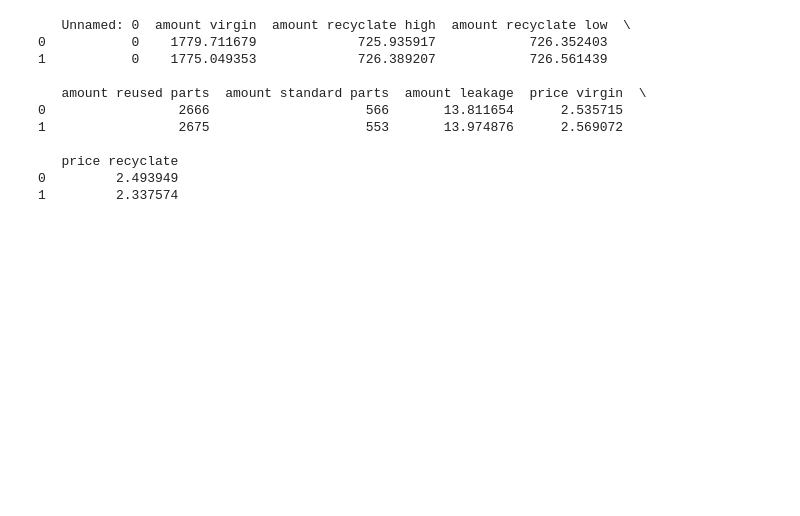
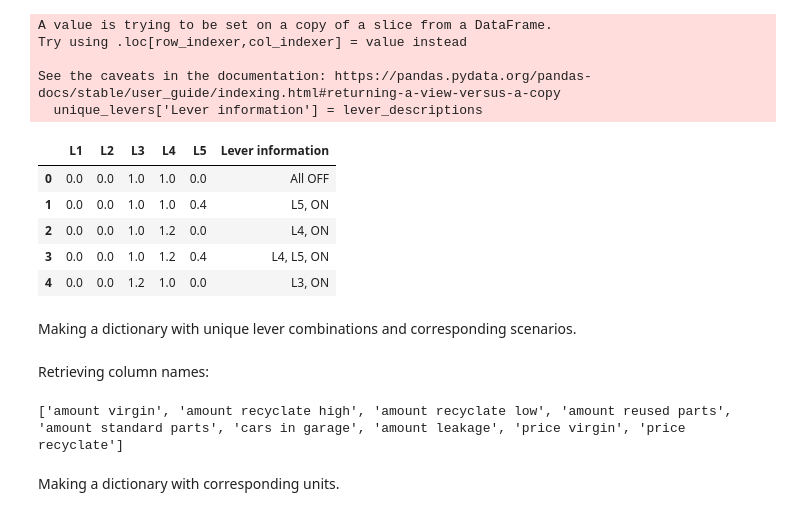
Before and after one commit to max-reddel/QONNECT, a Jupyter notebook: experiments/results.ipynb, the cells around one changed output. Saved outputs shown, nothing was run; the diff lists cells and outputs as text; code cells hidden in the pictures; blank space fills up the shorter version.

Commit message:
Results visualizations

```diff
--- a/experiments/results.ipynb
+++ b/experiments/results.ipynb
@@ -6,0 +85,3 @@ results = Experiment.load_results()
+# %%
+experiment_test = Experiment()
+experimental_conditions = experiment_test.prepare_experimental_conditions()
@@ -6,0 +99,3 @@ results = Experiment.load_results()
+# %%
+levers_df = experimental_conditions.iloc[:, 3:8]
+print(len(levers_df))
@@ -6,0 +104,3 @@ results = Experiment.load_results()
+# %%
+unique_levers = levers_df.drop_duplicates()
+unique_levers
@@ -6,0 +125,45 @@ results = Experiment.load_results()
+# %%
+# TODO: add a new column to unique_levers telling which levers are on and then we can use it as a subplot title!
+lever_descriptions = []
+
+for index, row in unique_levers.iterrows():
+
+    levers_on = []
+    for column in unique_levers:
+
+        if unique_levers.loc[index, column] != 1.0:
+
+            if unique_levers.loc[index, column] != 0.0:
+
+                levers_on.append(column)
+
+    lever_description = ''
+    for idx, lever in enumerate(levers_on):
+        lever_description += lever + ', '
+
+    if levers_on:
+        lever_description += 'ON'
+
+    else:
+        lever_description = 'All OFF'
+    #print(levers_on)
+    #break
+
+    lever_descriptions.append(lever_description)
+# %%
+unique_levers['Lever information'] = lever_descriptions
+unique_levers.head()
+# %% [output]
+A value is trying to be set on a copy of a slice from a DataFrame.
+Try using .loc[row_indexer,col_indexer] = value instead
+
+See the caveats in the documentation: https://pandas.pydata.org/pandas-docs/stable/user_guide/indexing.html#returning-a-view-versus-a-copy
+  unique_levers['Lever information'] = lever_descriptions
+|  | L1 | L2 | L3 | L4 | L5 | Lever information |
+| 0 | 0.0 | 0.0 | 1.0 | 1.0 | 0.0 | All OFF |
+| 1 | 0.0 | 0.0 | 1.0 | 1.0 | 0.4 | L5, ON |
+| 2 | 0.0 | 0.0 | 1.0 | 1.2 | 0.0 | L4, ON |
+| 3 | 0.0 | 0.0 | 1.0 | 1.2 | 0.4 | L4, L5, ON |
+| 4 | 0.0 | 0.0 | 1.2 | 1.0 | 0.0 | L3, ON |
+# %% [markdown]
+Making a dictionary with unique lever combinations and corresponding scenarios.
@@ -7,16 +182,11 @@ results = Experiment.load_results()
+# %% [markdown]
+Retrieving column names:
 # %%
-for k,v in results.items():
-    print(v)
+for experiment, runs in results.items():
+    column_names =  list(runs.columns)[1:]
+    print(column_names)
     break
 # %% [output]
-   Unnamed: 0  amount virgin  amount recyclate high  amount recyclate low  \
-0           0    1779.711679             725.935917            726.352403
-1           0    1775.049353             726.389207            726.561439
-
-   amount reused parts  amount standard parts  amount leakage  price virgin  \
-0                 2666                    566       13.811654      2.535715
-1                 2675                    553       13.974876      2.569072
-
-   price recyclate
-0         2.493949
-1         2.337574
+['amount virgin', 'amount recyclate high', 'amount recyclate low', 'amount reused parts', 'amount standard parts', 'cars in garage', 'amount leakage', 'price virgin', 'price recyclate']
+# %% [markdown]
+Making a dictionary with corresponding units.
```
Also changed, not shown: parts of 21 cells of this notebook, 1 other file.
